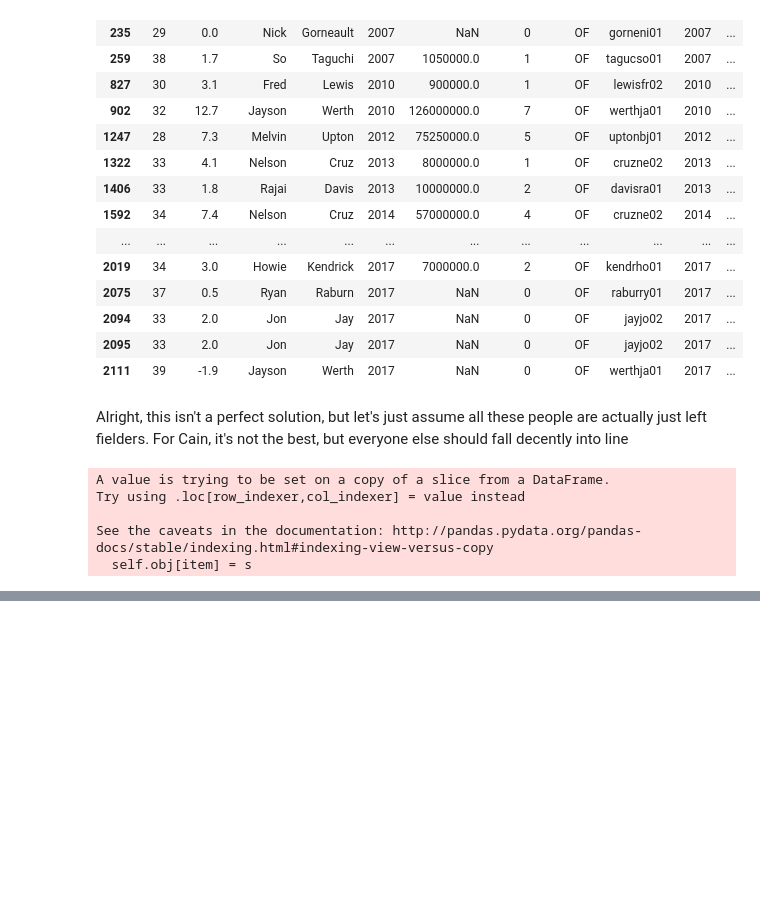
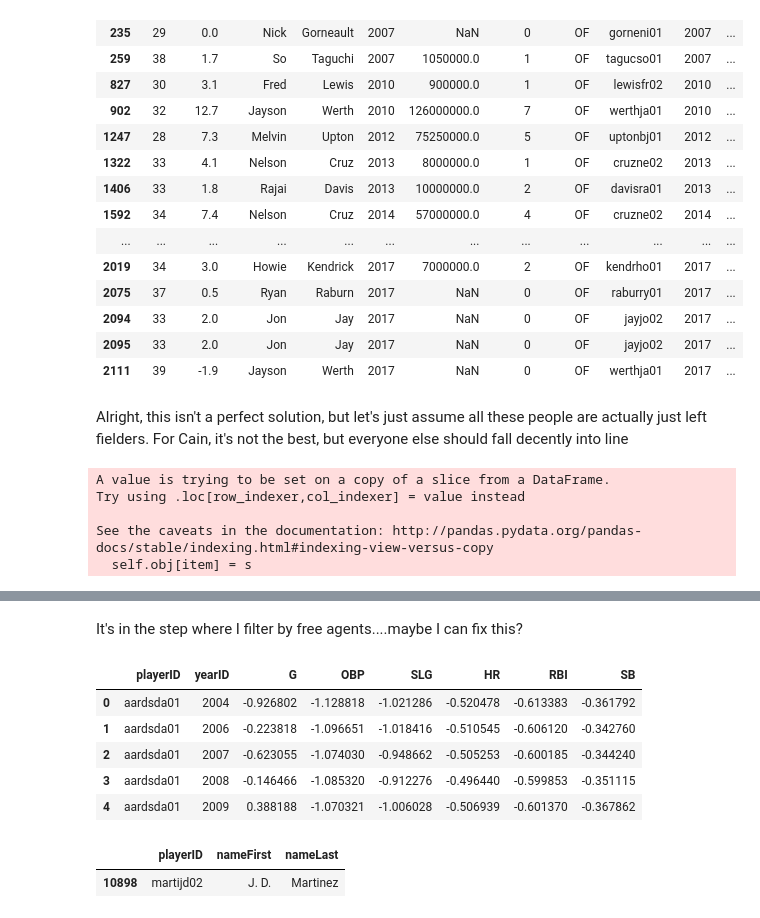
Before and after one commit to marichards/MLB_FA_Predictor, a Jupyter notebook: Troubleshooting.ipynb, the cells around one changed output, grey strips where cells are left out. Saved outputs shown, nothing was run; the diff lists cells and outputs as text; code cells hidden in the pictures; blank space fills up the shorter version.

```diff
--- a/Troubleshooting.ipynb
+++ b/Troubleshooting.ipynb
@@ -302,0 +334,11 @@ Actually, instead, we can grab the "OF" WAR for teams and just do that...let's d
+# %% [markdown]
+It's in the step where I filter by free agents....maybe I can fix this?
+# %%
+position_df.head()
+# %% [output]
+|  | playerID | yearID | G | OBP | SLG | HR | RBI | SB |
+| 0 | aardsda01 | 2004 | -0.926802 | -1.128818 | -1.021286 | -0.520478 | -0.613383 | -0.361792 |
+| 1 | aardsda01 | 2006 | -0.223818 | -1.096651 | -1.018416 | -0.510545 | -0.606120 | -0.342760 |
+| 2 | aardsda01 | 2007 | -0.623055 | -1.074030 | -0.948662 | -0.505253 | -0.600185 | -0.344240 |
+| 3 | aardsda01 | 2008 | -0.146466 | -1.085320 | -0.912276 | -0.496440 | -0.599853 | -0.351115 |
+| 4 | aardsda01 | 2009 | 0.388188 | -1.070321 | -1.006028 | -0.506939 | -0.601370 | -0.367862 |
@@ -302,0 +351,5 @@ Actually, instead, we can grab the "OF" WAR for teams and just do that...let's d
+# %%
+people_trimmed[np.logical_and(people_trimmed.nameLast == 'Martinez', people_trimmed.nameFirst == 'J. D.')]
+# %% [output]
+|  | playerID | nameFirst | nameLast |
+| 10898 | martijd02 | J. D. | Martinez |
```
Also changed, not shown: parts of 8 cells of this notebook, 4 other files.
